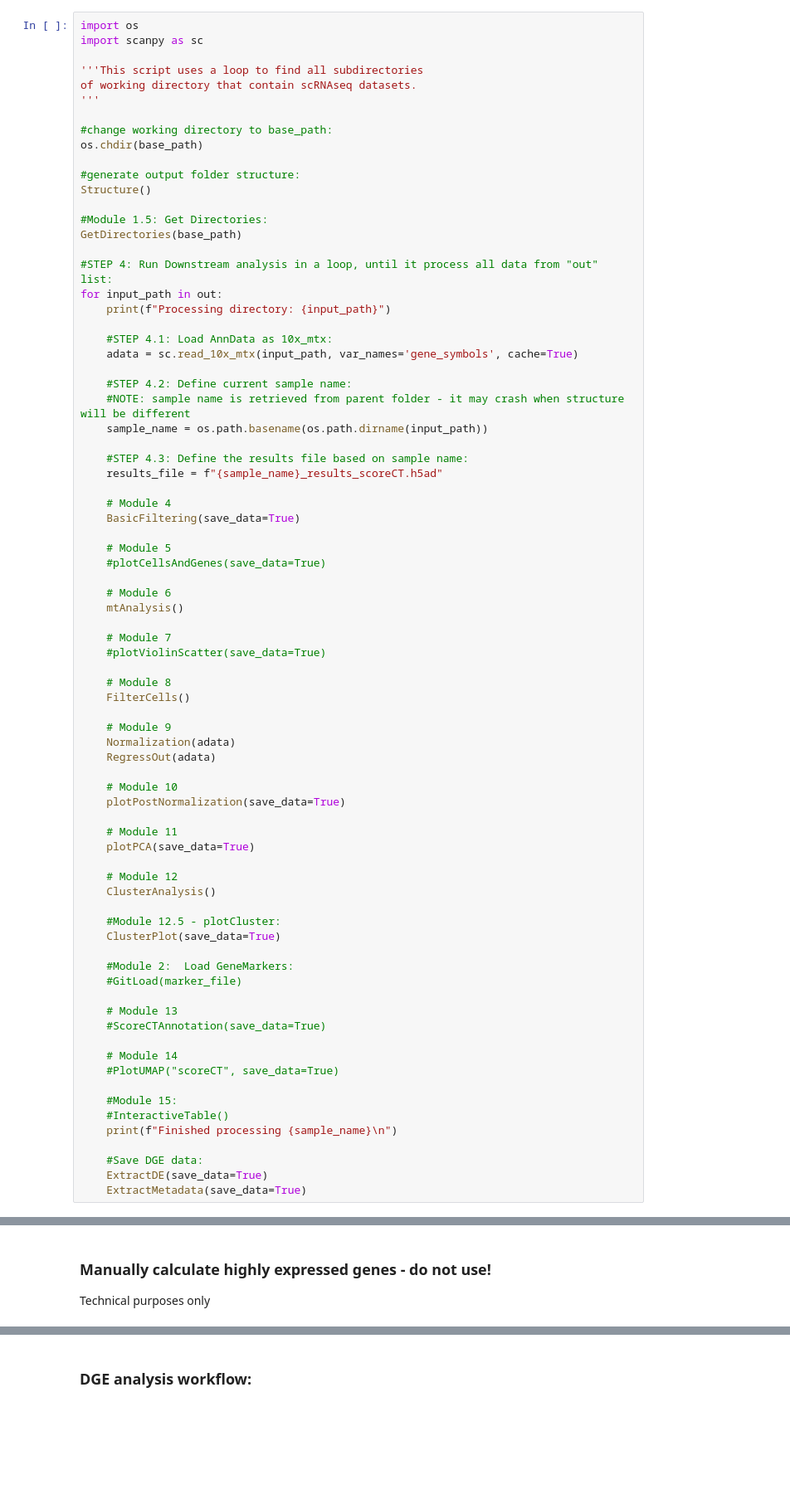
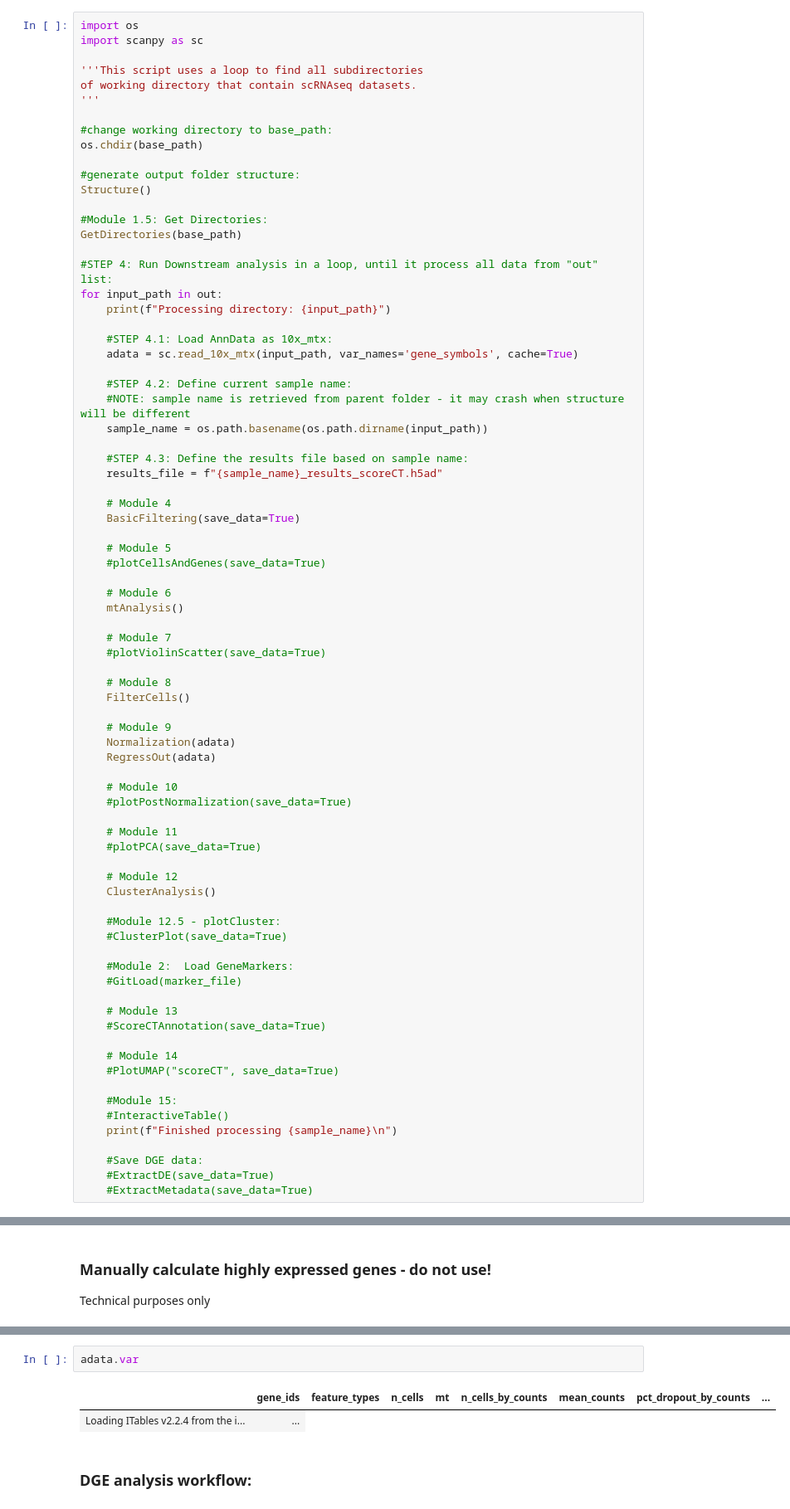
Before and after one commit to komendien/scRNAseq_Mmus_DP, a Jupyter notebook: KK_downstream_scRNAseq.ipynb, the cells around one changed output, grey strips where cells are left out. Shown at 83% size. Cells and saved outputs as stored; diff of their text form; blank space fills up the shorter version.

```diff
--- a/KK_downstream_scRNAseq.ipynb
+++ b/KK_downstream_scRNAseq.ipynb
@@ -739,16 +739,16 @@ for input_path in out:
     RegressOut(adata)
 
     # Module 10
-    plotPostNormalization(save_data=True)
+    #plotPostNormalization(save_data=True)
 
     # Module 11
-    plotPCA(save_data=True)
+    #plotPCA(save_data=True)
 
     # Module 12
     ClusterAnalysis()
 
     #Module 12.5 - plotCluster:
-    ClusterPlot(save_data=True)
+    #ClusterPlot(save_data=True)
 
     #Module 2:  Load GeneMarkers:
     #GitLoad(marker_file)
@@ -764,8 +764,8 @@ for input_path in out:
     print(f"Finished processing {sample_name}\n")
 
     #Save DGE data:
-    ExtractDE(save_data=True)
-    ExtractMetadata(save_data=True)
+    #ExtractDE(save_data=True)
+    #ExtractMetadata(save_data=True)
 # %% [output]
 Folder 'plots' already exists.
 Folder 'AnnData' already exists.
@@ -846,6 +875,11 @@ percent_total_counts = (total_counts_per_gene / total_counts) * 100
 
 # Save these values to adata.var
 adata.var['percent_total_counts'] = percent_total_counts
+# %%
+adata.var
+# %% [output]
+|  | gene_ids | feature_types | n_cells | mt | n_cells_by_counts | mean_counts | pct_dropout_by_counts | ... |
+| Loading ITables v2.2.4 from the i... | ... |
 # %% [markdown]
 ### DGE analysis workflow:
 # %% [markdown]
```
Also changed, not shown: parts of 3 cells of this notebook.
